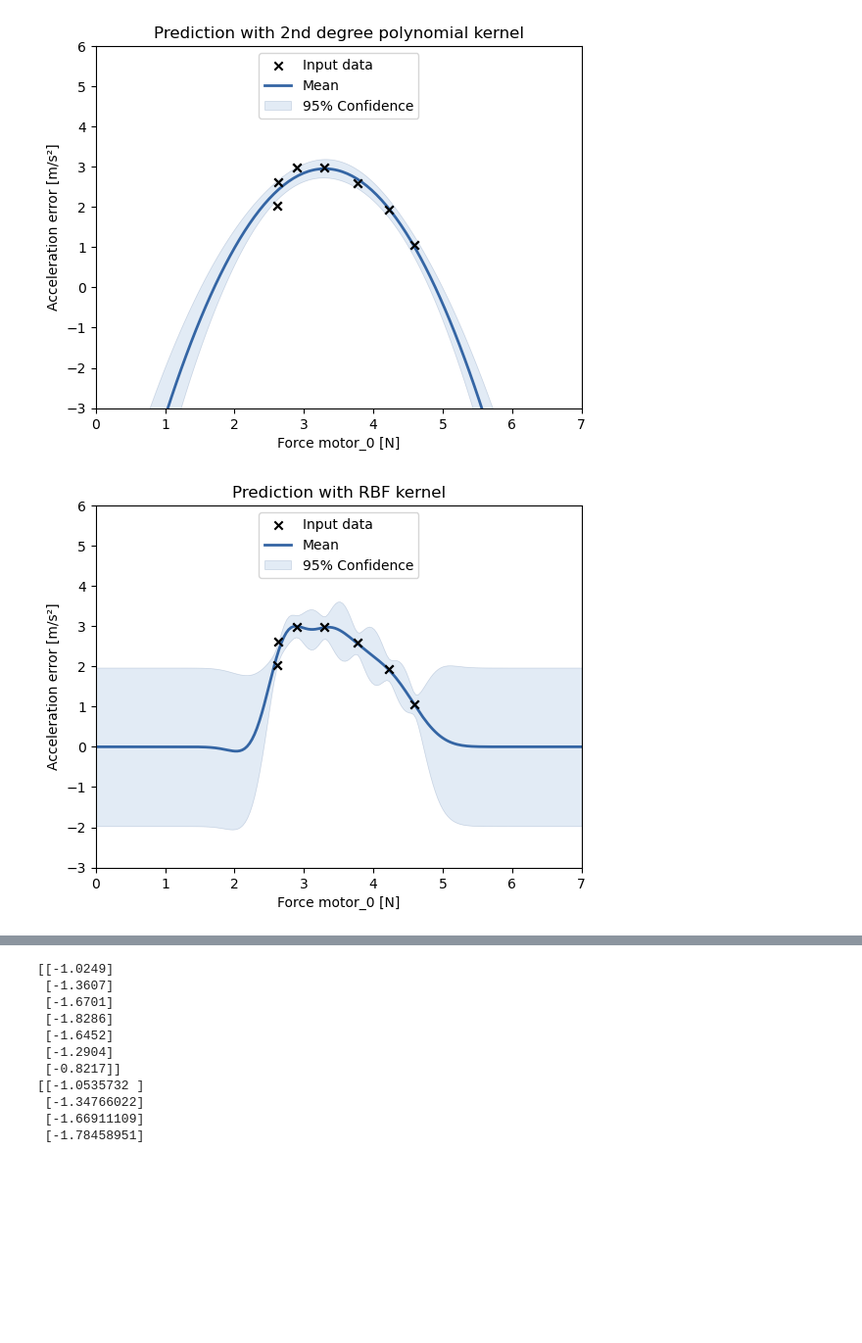
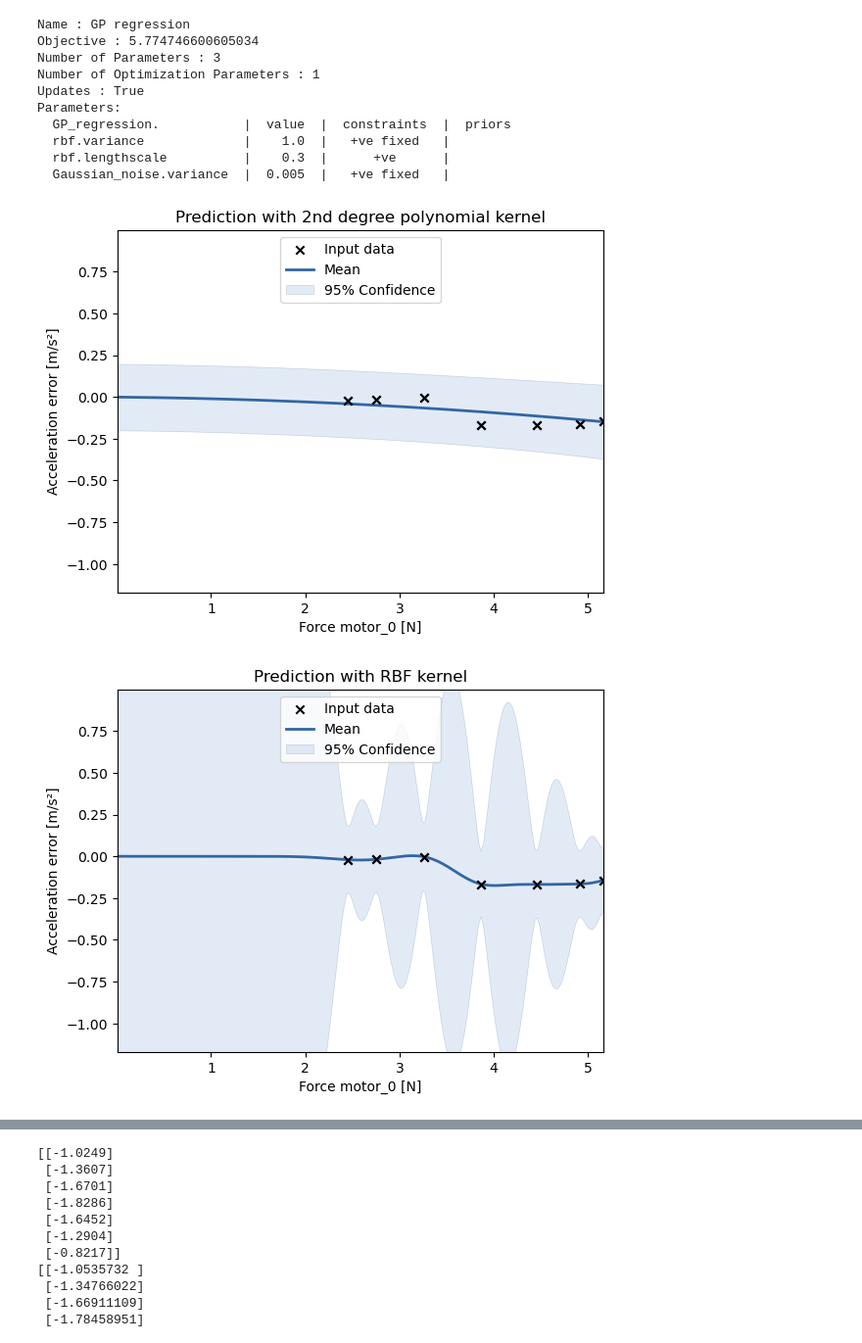
Before and after one commit to maxpape/drone_mt_ros2, a Jupyter notebook: ros/src/px4_ros_com/src/examples/offboard_py/gpy_performance_test.ipynb, the cells around one changed output, grey strips where cells are left out. Shown: that part at 98% size. Cells and saved outputs as stored; diff of their text form; code cells hidden in the pictures; blank space fills up the shorter version.

Commit message:
lin z prediction based on sum of motor force

```diff
--- a/ros/src/px4_ros_com/src/examples/offboard_py/gpy_performance_test.ipynb
+++ b/ros/src/px4_ros_com/src/examples/offboard_py/gpy_performance_test.ipynb
@@ -67,12 +180,13 @@ z = np.array([[-2.0446,  0.0364,  2.1148,  3.5023,  2.1776 , 3.0332],
 # for motor 0
 k2 = GPy.kern.Poly(input_dim=1, variance=0.1, order=2, scale=40, bias=135, active_dims=[0])
 k3 = GPy.kern.RBF(input_dim=1, variance=[1], active_dims=[0], lengthscale=0.3, ARD=True)
-
+k3.variance.fix()
+motor = 3
 
 def gp_poly(x_lim,y_lim):
 
     dim = 0
-    x1 = x[:,2].reshape(-1,1)
+    x1 = x[:,motor+2].reshape(-1,1)
     m2 = GPy.models.GPRegression(x1, y, k2)
     m2.Gaussian_noise.variance = 0.01
     m2.Gaussian_noise.variance.fix()
@@ -95,41 +209,51 @@ def gp_poly(x_lim,y_lim):
     ax.set_ylim(y_lim)
     #fig.savefig('gp_m0_acc_poly_kernel.pdf', format='pdf')
 
 def gp_rbf(x_lim,y_lim):
 
     dim = 0
-    x1 = x[:,2].reshape(-1,1)
+    x1 = x[:,motor+2].reshape(-1,1)
     m2 = GPy.models.GPRegression(x1, y, k3)
-    m2.Gaussian_noise.variance = 0.01
+    m2.Gaussian_noise.variance = 0.005
     m2.Gaussian_noise.variance.fix()
-    #m2.optimize(optimizer='scg', max_iters=1)
+    #m2.optimize(optimizer='scg', max_iters=100)
 
 
     mean, var = m2.predict(x1)
 
-
+    print(m2)
     fig, ax = plt.subplots()
 
     ax.set_xlabel('Force motor_0 [N]')
     ax.set_ylabel('Acceleration error [m/s²]')
 
     vis_dim = 0
     m2.plot(ax=ax, plot_limits=x_lim, zorder=2, visible_dims=[vis_dim])
     m2.plot_data(ax=ax, zorder=10, visible_dims=[vis_dim])
     ax.legend(['Input data', 'Mean', '95% Confidence'], loc='upper center')
     ax.set_title('Prediction with RBF kernel')
     ax.set_ylim(y_lim)
     #fig.savefig('gp_m0_acc_rbf_kernel.pdf', format='pdf')
 
-x_lim = (0,7)
-y_lim = (-3,6)
+x_lim = (np.min(x),np.max(x))
+y_lim = (np.min(y)-1,np.max(y)+1)
 gp_poly(x_lim,y_lim)
 gp_rbf(x_lim,y_lim)
 
 #fig.savefig('gp_vel_acc_poly_kernel', format='pdf')
 # %% [output]
+Name : GP regression
+Objective : 5.774746600605034
+Number of Parameters : 3
+Number of Optimization Parameters : 1
+Updates : True
+Parameters:
+  GP_regression.           |  value  |  constraints  |  priors
+  rbf.variance             |    1.0  |   +ve fixed   |
+  rbf.lengthscale          |    0.3  |      +ve      |
+  Gaussian_noise.variance  |  0.005  |   +ve fixed   |
-[figure, old version]
+[figure, new version]
-[figure, old version]
+[figure, new version]
 # %%
 # for velocity
 k2 = GPy.kern.Poly(input_dim=1, variance=0.1, order=2, scale=40, bias=135, active_dims=[0])
```
Also changed, not shown: parts of 7 cells of this notebook, 4 other files.
